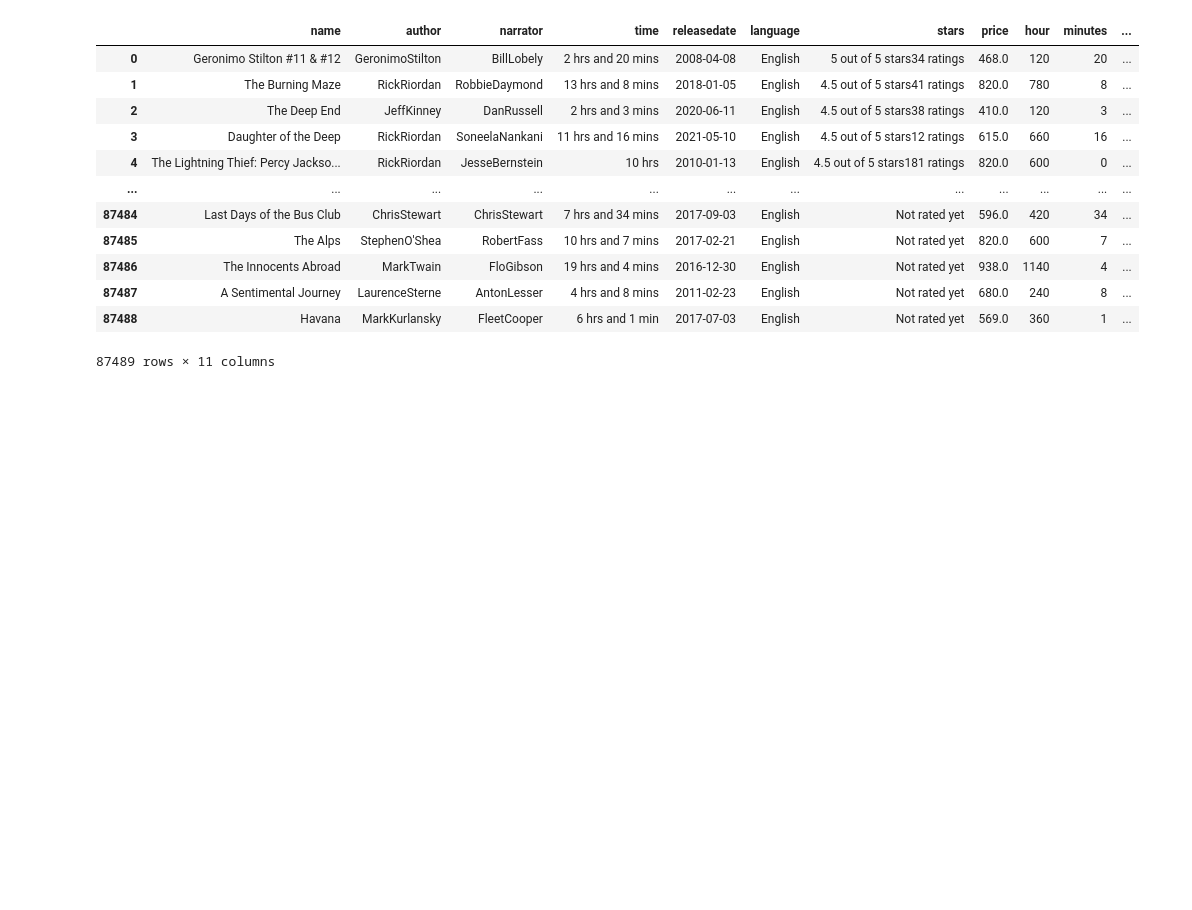
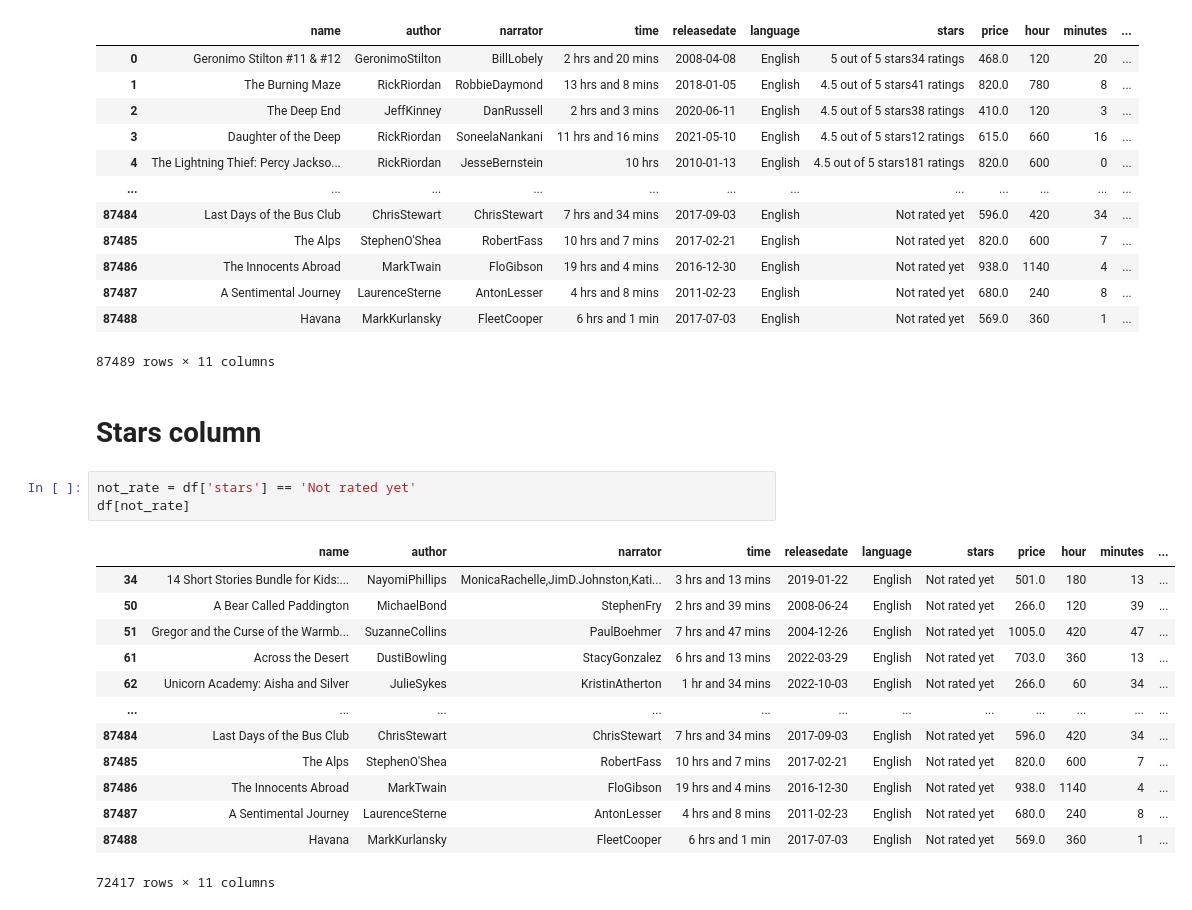
Before and after one commit to TeenGai/Practice-Data-Cleaning, a Jupyter notebook: Audible/test_clean.ipynb, the cells around one changed output. Cells and saved outputs as stored; diff of their text form; blank space fills up the shorter version.

```diff
--- a/Audible/test_clean.ipynb
+++ b/Audible/test_clean.ipynb
@@ -621,3 +621,22 @@ df
 | 87487 | A Sentimental Journey | LaurenceSterne | AntonLesser | 4 hrs and 8 mins | 2011-02-23 | English | Not rated yet | 680.0 | 240 | 8 | ... |
 | 87488 | Havana | MarkKurlansky | FleetCooper | 6 hrs and 1 min | 2017-07-03 | English | Not rated yet | 569.0 | 360 | 1 | ... |
 87489 rows × 11 columns
+# %% [markdown]
+# Stars column
+# %%
+not_rate = df['stars'] == 'Not rated yet'
+df[not_rate]
+# %% [output]
+|  | name | author | narrator | time | releasedate | language | stars | price | hour | minutes | ... |
+| 34 | 14 Short Stories Bundle for Kids:... | NayomiPhillips | MonicaRachelle,JimD.Johnston,Kati... | 3 hrs and 13 mins | 2019-01-22 | English | Not rated yet | 501.0 | 180 | 13 | ... |
+| 50 | A Bear Called Paddington | MichaelBond | StephenFry | 2 hrs and 39 mins | 2008-06-24 | English | Not rated yet | 266.0 | 120 | 39 | ... |
+| 51 | Gregor and the Curse of the Warmb... | SuzanneCollins | PaulBoehmer | 7 hrs and 47 mins | 2004-12-26 | English | Not rated yet | 1005.0 | 420 | 47 | ... |
+| 61 | Across the Desert | DustiBowling | StacyGonzalez | 6 hrs and 13 mins | 2022-03-29 | English | Not rated yet | 703.0 | 360 | 13 | ... |
+| 62 | Unicorn Academy: Aisha and Silver | JulieSykes | KristinAtherton | 1 hr and 34 mins | 2022-10-03 | English | Not rated yet | 266.0 | 60 | 34 | ... |
+| ... | ... | ... | ... | ... | ... | ... | ... | ... | ... | ... | ... |
+| 87484 | Last Days of the Bus Club | ChrisStewart | ChrisStewart | 7 hrs and 34 mins | 2017-09-03 | English | Not rated yet | 596.0 | 420 | 34 | ... |
+| 87485 | The Alps | StephenO'Shea | RobertFass | 10 hrs and 7 mins | 2017-02-21 | English | Not rated yet | 820.0 | 600 | 7 | ... |
+| 87486 | The Innocents Abroad | MarkTwain | FloGibson | 19 hrs and 4 mins | 2016-12-30 | English | Not rated yet | 938.0 | 1140 | 4 | ... |
+| 87487 | A Sentimental Journey | LaurenceSterne | AntonLesser | 4 hrs and 8 mins | 2011-02-23 | English | Not rated yet | 680.0 | 240 | 8 | ... |
+| 87488 | Havana | MarkKurlansky | FleetCooper | 6 hrs and 1 min | 2017-07-03 | English | Not rated yet | 569.0 | 360 | 1 | ... |
+72417 rows × 11 columns
```
Also changed, not shown: parts of 14 cells of this notebook.
